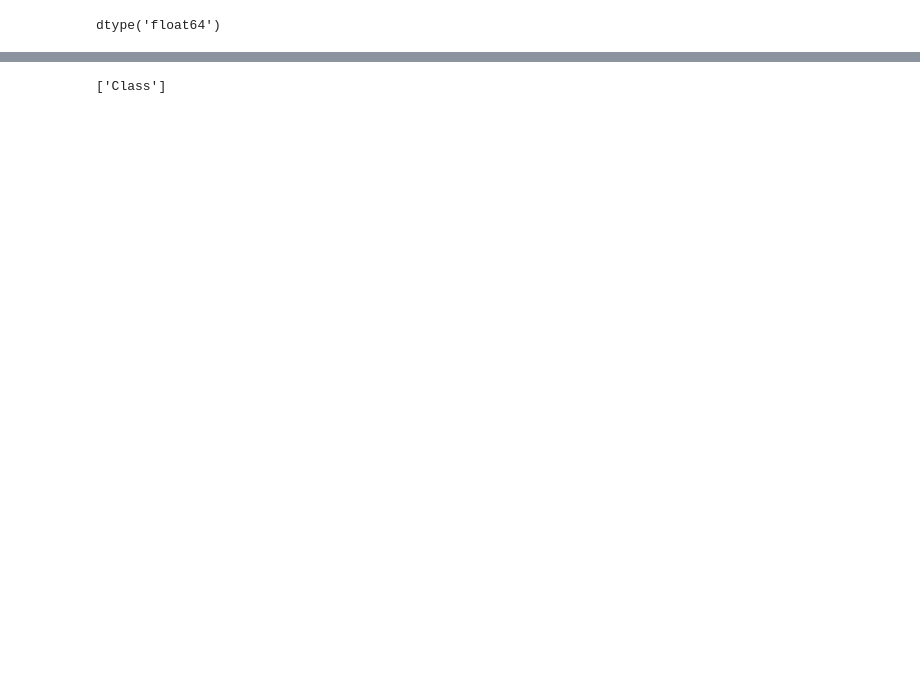
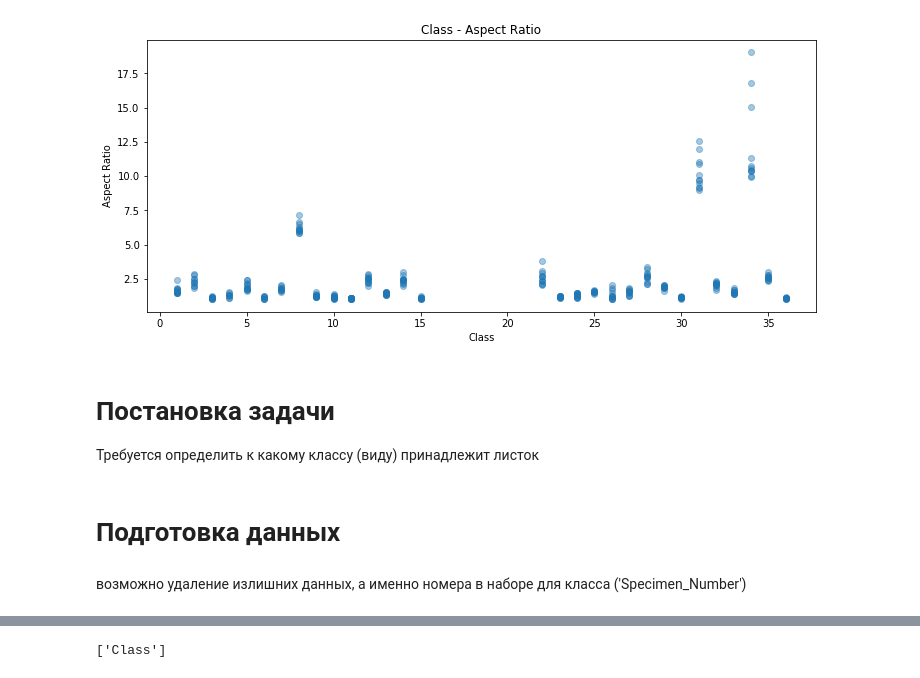
Before and after one commit to DmitryNakhimovich/ML_homework_1, a Jupyter notebook: Nakhimovich_lab_1.ipynb, the cells around one changed output, grey strips where cells are left out. Saved outputs shown, nothing was run; the diff lists cells and outputs as text; code cells hidden in the pictures; blank space fills up the shorter version.

```diff
--- a/Nakhimovich_lab_1.ipynb
+++ b/Nakhimovich_lab_1.ipynb
@@ -21,7 +155,21 @@ dtype('int64')
+# %%
+# важными явялются зависимости Класс - Соотношение сторон
+
+plt.figure(figsize = (12, 5))
+plt.plot(data['Class'], data['Aspect_Ratio'], 'o', alpha = 0.4)
+plt.xlabel('Class')
+plt.ylabel('Aspect Ratio')
+plt.title('Class - Aspect Ratio')
+pass
+# %% [output]
+[figure, added]
+# %% [markdown]
+# Постановка задачи
+Требуется определить к какому классу (виду) принадлежит листок
+# %% [markdown]
+# Подготовка данных
+# %% [markdown]
+возможно удаление излишних данных, а именно номера в наборе для класса ('Specimen_Number')
 # %%
 data = data.drop(['Specimen_Number'], axis = 1)
-# %%
-data['Eccentricity'].dtype
-# %% [output]
-dtype('float64')
 # %%
```
Also changed, not shown: parts of 45 cells of this notebook.
